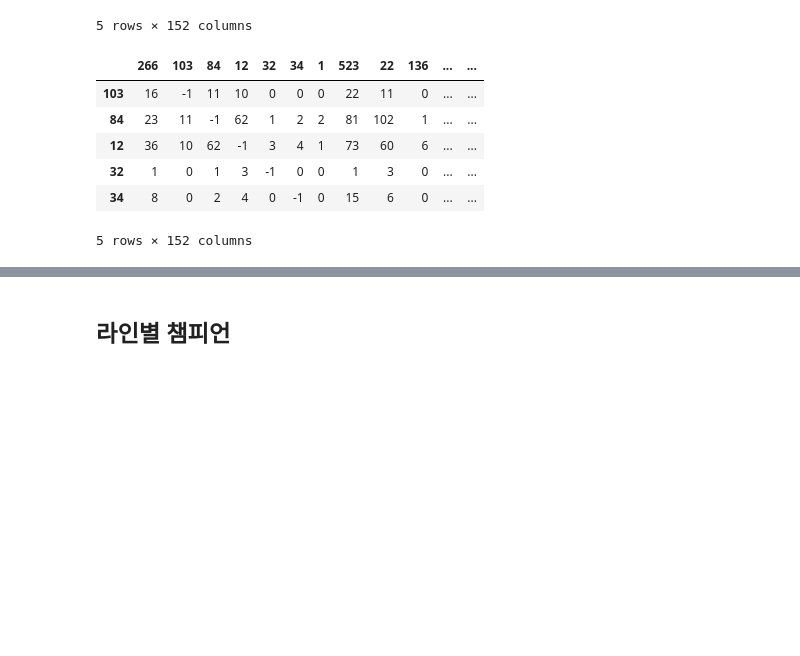
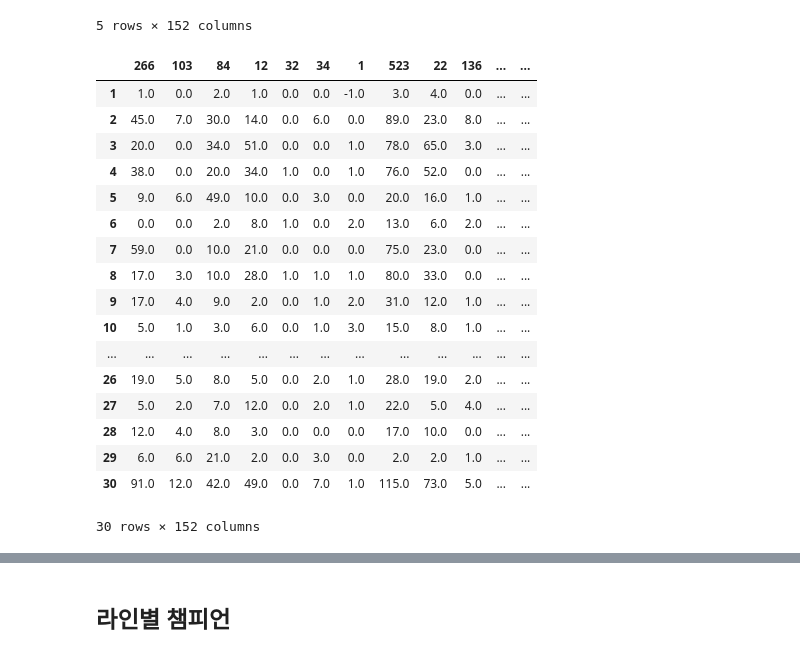
Before and after one commit to CSID-DGU/2020-2-OSSP-CP-DHL-3, a Jupyter notebook: src/ipynb/preprocess.ipynb, the cells around one changed output, grey strips where cells are left out. Saved outputs shown, nothing was run; the diff lists cells and outputs as text; code cells hidden in the pictures; blank space fills up the shorter version.

```diff
--- a/src/ipynb/preprocess.ipynb
+++ b/src/ipynb/preprocess.ipynb
@@ -297,17 +297,28 @@ numberWinsChampion.head()
 | 34 | 3 | 5 | 4 | 2 | 0 | -1 | 0 | 7 | 5 | 0 | ... | ... |
 5 rows × 152 columns
 # %%
-with open('../data/numberWinsCombination.pickle', 'rb') as fr:
+with open('../../data/pickle/numberWinsCombination.pickle', 'rb') as fr:
     numberWinsCombination = pickle.load(fr)
 numberWinsCombination = pd.DataFrame(numberWinsCombination)
 numberWinsCombination.fillna(-1, inplace=True)
-numberWinsCombination.head()
+numberWinsCombination.head(30)
 # %% [output]
 |  | 266 | 103 | 84 | 12 | 32 | 34 | 1 | 523 | 22 | 136 | ... | ... |
-| 103 | 16 | -1 | 11 | 10 | 0 | 0 | 0 | 22 | 11 | 0 | ... | ... |
-| 84 | 23 | 11 | -1 | 62 | 1 | 2 | 2 | 81 | 102 | 1 | ... | ... |
-| 12 | 36 | 10 | 62 | -1 | 3 | 4 | 1 | 73 | 60 | 6 | ... | ... |
-| 32 | 1 | 0 | 1 | 3 | -1 | 0 | 0 | 1 | 3 | 0 | ... | ... |
-| 34 | 8 | 0 | 2 | 4 | 0 | -1 | 0 | 15 | 6 | 0 | ... | ... |
+| 1 | 1.0 | 0.0 | 2.0 | 1.0 | 0.0 | 0.0 | -1.0 | 3.0 | 4.0 | 0.0 | ... | ... |
+| 2 | 45.0 | 7.0 | 30.0 | 14.0 | 0.0 | 6.0 | 0.0 | 89.0 | 23.0 | 8.0 | ... | ... |
+| 3 | 20.0 | 0.0 | 34.0 | 51.0 | 0.0 | 0.0 | 1.0 | 78.0 | 65.0 | 3.0 | ... | ... |
+| 4 | 38.0 | 0.0 | 20.0 | 34.0 | 1.0 | 0.0 | 1.0 | 76.0 | 52.0 | 0.0 | ... | ... |
+| 5 | 9.0 | 6.0 | 49.0 | 10.0 | 0.0 | 3.0 | 0.0 | 20.0 | 16.0 | 1.0 | ... | ... |
+| 6 | 0.0 | 0.0 | 2.0 | 8.0 | 1.0 | 0.0 | 2.0 | 13.0 | 6.0 | 2.0 | ... | ... |
+| 7 | 59.0 | 0.0 | 10.0 | 21.0 | 0.0 | 0.0 | 0.0 | 75.0 | 23.0 | 0.0 | ... | ... |
+| 8 | 17.0 | 3.0 | 10.0 | 28.0 | 1.0 | 1.0 | 1.0 | 80.0 | 33.0 | 0.0 | ... | ... |
+| 9 | 17.0 | 4.0 | 9.0 | 2.0 | 0.0 | 1.0 | 2.0 | 31.0 | 12.0 | 1.0 | ... | ... |
+| 10 | 5.0 | 1.0 | 3.0 | 6.0 | 0.0 | 1.0 | 3.0 | 15.0 | 8.0 | 1.0 | ... | ... |
+| ... | ... | ... | ... | ... | ... | ... | ... | ... | ... | ... | ... | ... |
+| 26 | 19.0 | 5.0 | 8.0 | 5.0 | 0.0 | 2.0 | 1.0 | 28.0 | 19.0 | 2.0 | ... | ... |
+| 27 | 5.0 | 2.0 | 7.0 | 12.0 | 0.0 | 2.0 | 1.0 | 22.0 | 5.0 | 4.0 | ... | ... |
+| 28 | 12.0 | 4.0 | 8.0 | 3.0 | 0.0 | 0.0 | 0.0 | 17.0 | 10.0 | 0.0 | ... | ... |
+| 29 | 6.0 | 6.0 | 21.0 | 2.0 | 0.0 | 3.0 | 0.0 | 2.0 | 2.0 | 1.0 | ... | ... |
+| 30 | 91.0 | 12.0 | 42.0 | 49.0 | 0.0 | 7.0 | 1.0 | 115.0 | 73.0 | 5.0 | ... | ... |
-5 rows × 152 columns
+30 rows × 152 columns
 # %%
```
Also changed, not shown: parts of 4 cells of this notebook, 3 other files.
